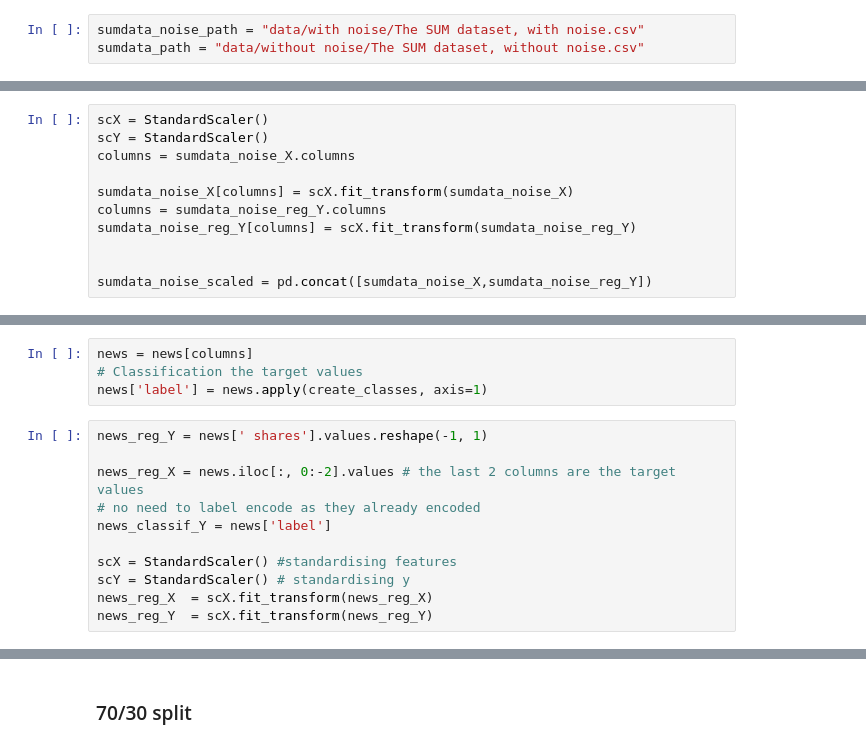
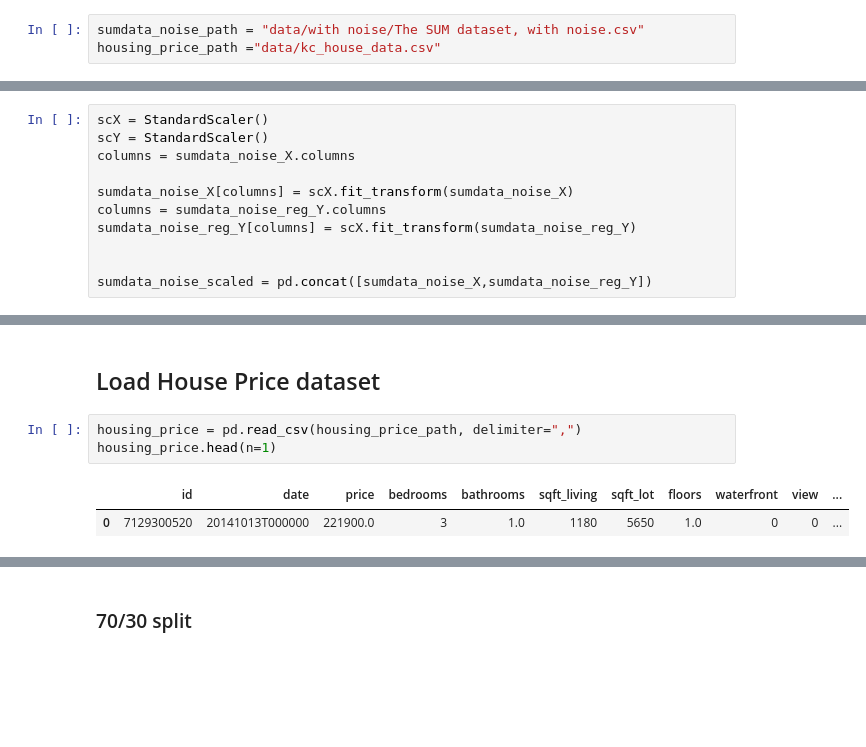
Before and after one commit to Jibinxavier/CS7CS4Machine-Learning, a Jupyter notebook: task2 (consistency of ml frameworks), team_11/task2, team_11, consistency of ml frameworks, source/task2-pyspark-logistic-regression.ipynb, the cells around one changed output, grey strips where cells are left out. Drawn from its saved outputs; the diff is of its cells as text; blank space fills up the shorter version.

```diff
--- a/task2 (consistency of ml frameworks), team_11/task2, team_11, consistency of ml frameworks, source/task2-pyspark-logistic-regression.ipynb
+++ b/task2 (consistency of ml frameworks), team_11/task2, team_11, consistency of ml frameworks, source/task2-pyspark-logistic-regression.ipynb
@@ -46,7 +45,7 @@ all_urls = [sumdata_url, news_url]
 get_data(all_urls) # retrieves the data if there is no data folder
 # %%
 sumdata_noise_path = "data/with noise/The SUM dataset, with noise.csv"
-sumdata_path = "data/without noise/The SUM dataset, without noise.csv"
+housing_price_path ="data/kc_house_data.csv"
 # %% [markdown]
 ## Sum Data restricted to 100,000
 # %%
@@ -134,15 +120,8 @@ columns= [ ' timedelta', ' n_tokens_title', ' n_tokens_content',
-# %%
-news = news[columns]
-# Classification the target values
-news['label'] = news.apply(create_classes, axis=1)
-# %%
-news_reg_Y = news[' shares'].values.reshape(-1, 1)
-
-news_reg_X = news.iloc[:, 0:-2].values # the last 2 columns are the target values
-# no need to label encode as they already encoded
-news_classif_Y = news['label']
-
-scX = StandardScaler() #standardising features
-scY = StandardScaler() # standardising y
-news_reg_X  = scX.fit_transform(news_reg_X)
-news_reg_Y  = scX.fit_transform(news_reg_Y)
+# %% [markdown]
+## Load House Price dataset
+# %%
+housing_price = pd.read_csv(housing_price_path, delimiter=",")
+housing_price.head(n=1)
+# %% [output]
+|  | id | date | price | bedrooms | bathrooms | sqft_living | sqft_lot | floors | waterfront | view | ... |
+| 0 | 7129300520 | 20141013T000000 | 221900.0 | 3 | 1.0 | 1180 | 5650 | 1.0 | 0 | 0 | ... |
```
Also changed, not shown: parts of 35 cells of this notebook, 3 other files.
